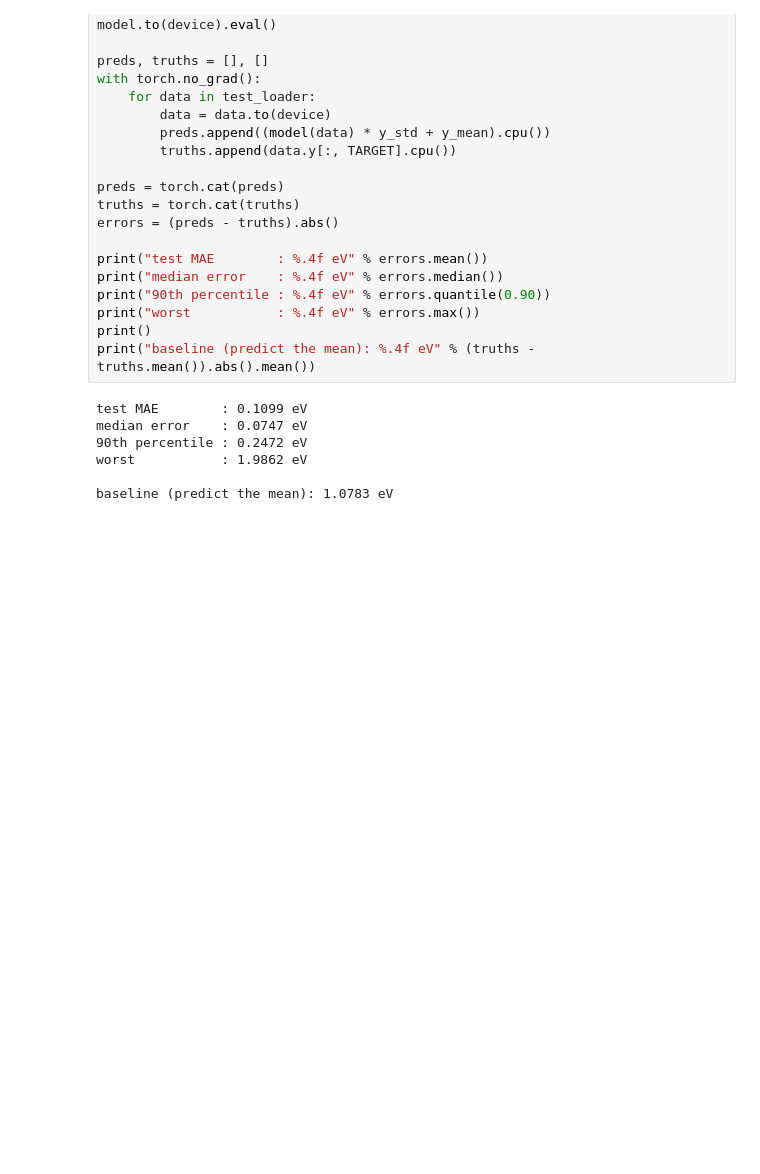
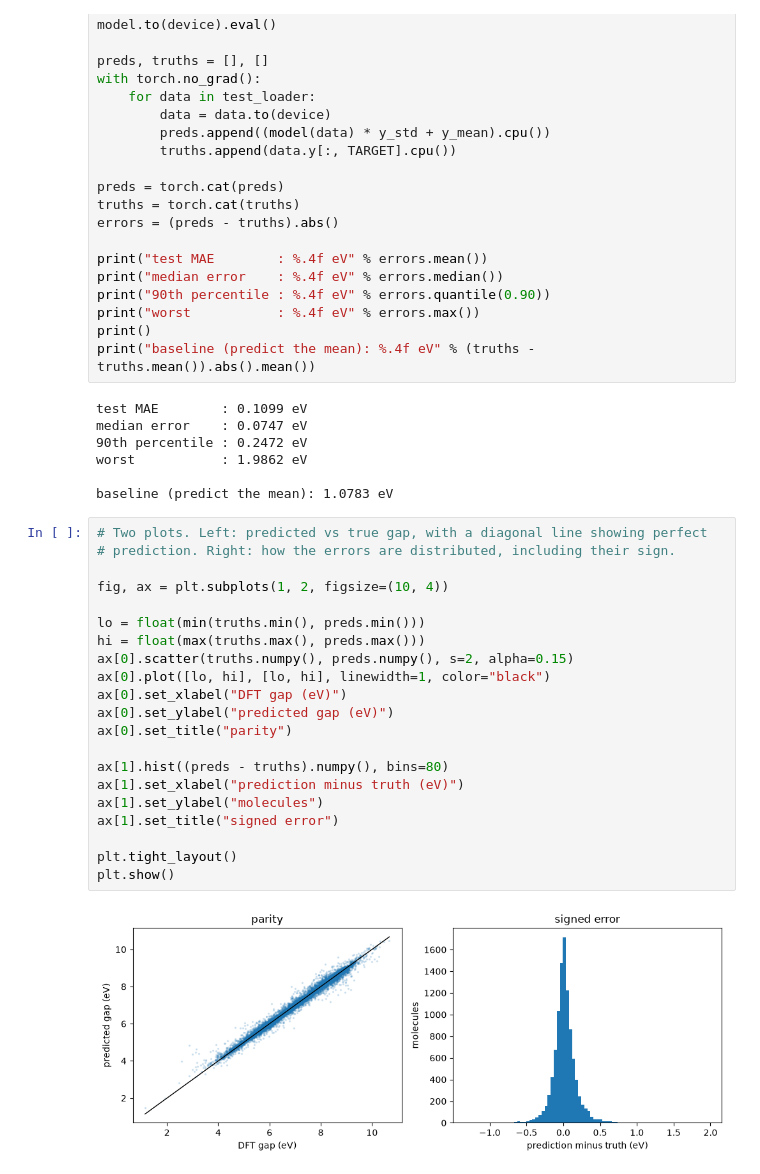
Before and after one commit to FlappyBird3/HOMO_LUMO_Prediction, a Jupyter notebook: PredictionNotebook.ipynb, the cells around one changed output. Saved outputs shown, nothing was run; the diff lists cells and outputs as text; blank space fills up the shorter version.

Commit message:
Add parity and signed error plots

```diff
--- a/PredictionNotebook.ipynb
+++ b/PredictionNotebook.ipynb
@@ -519,3 +519,26 @@ median error    : 0.0747 eV
 worst           : 1.9862 eV
 
 baseline (predict the mean): 1.0783 eV
+# %%
+# Two plots. Left: predicted vs true gap, with a diagonal line showing perfect
+# prediction. Right: how the errors are distributed, including their sign.
+
+fig, ax = plt.subplots(1, 2, figsize=(10, 4))
+
+lo = float(min(truths.min(), preds.min()))
+hi = float(max(truths.max(), preds.max()))
+ax[0].scatter(truths.numpy(), preds.numpy(), s=2, alpha=0.15)
+ax[0].plot([lo, hi], [lo, hi], linewidth=1, color="black")
+ax[0].set_xlabel("DFT gap (eV)")
+ax[0].set_ylabel("predicted gap (eV)")
+ax[0].set_title("parity")
+
+ax[1].hist((preds - truths).numpy(), bins=80)
+ax[1].set_xlabel("prediction minus truth (eV)")
+ax[1].set_ylabel("molecules")
+ax[1].set_title("signed error")
+
+plt.tight_layout()
+plt.show()
+# %% [output]
+[figure, added]
```
